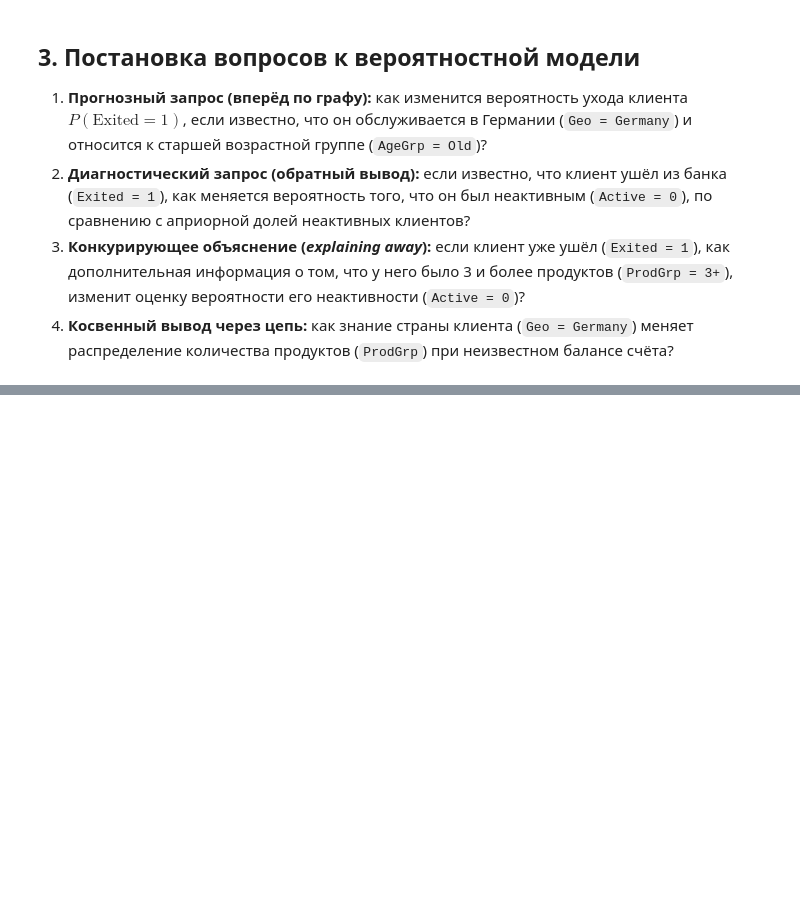
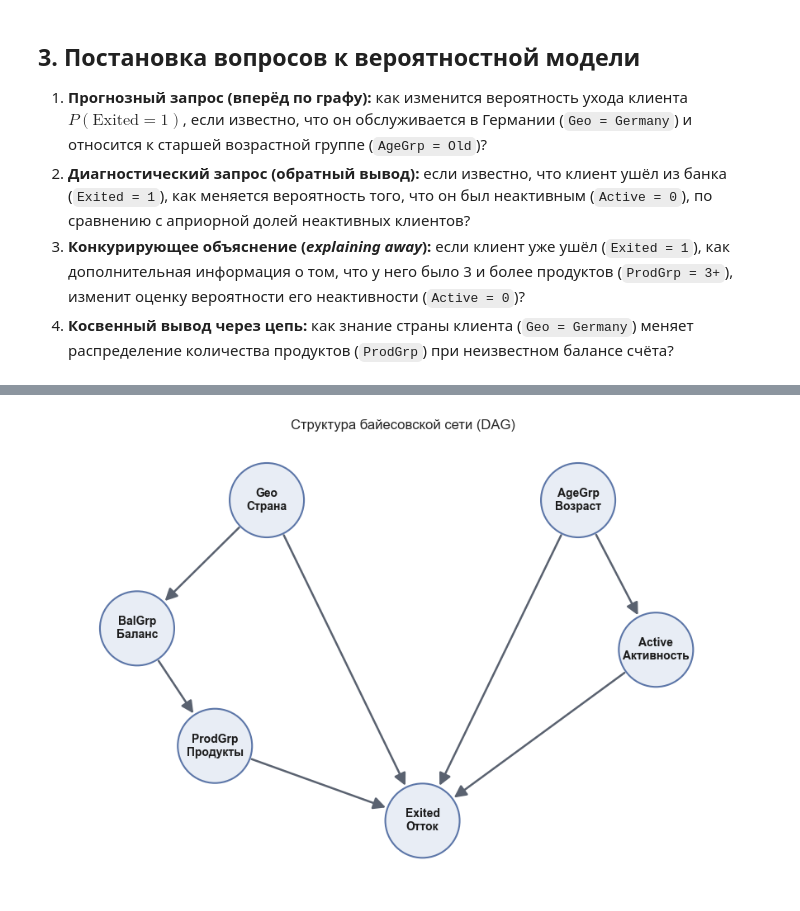
Before and after one commit to CerN04/ml_course_mai, a Jupyter notebook: bayesian/lab4.ipynb, the cells around one changed output, grey strips where cells are left out. Drawn from its saved outputs; the diff is of its cells as text; code cells hidden in the pictures; blank space fills up the shorter version.

```diff
--- a/bayesian/lab4.ipynb
+++ b/bayesian/lab4.ipynb
@@ -354,0 +373,88 @@ display(exited_support.sort_values("n").head(12))
+# %%
+import warnings
+from itertools import product
+import networkx as nx
+from pgmpy.models import DiscreteBayesianNetwork
+from pgmpy.parameter_estimator import DiscreteBayesianEstimator, DiscreteMLE
+from pgmpy.inference import VariableElimination
+
+EDGES = [
+    ("Geo", "BalGrp"),
+    ("Geo", "Exited"),
+    ("BalGrp", "ProdGrp"),
+    ("AgeGrp", "Active"),
+    ("AgeGrp", "Exited"),
+    ("ProdGrp", "Exited"),
+    ("Active", "Exited"),
+]
+
+LABELS = {
+    "Geo": "Geo\nСтрана",
+    "AgeGrp": "AgeGrp\nВозраст",
+    "BalGrp": "BalGrp\nБаланс",
+    "ProdGrp": "ProdGrp\nПродукты",
+    "Active": "Active\nАктивность",
+    "Exited": "Exited\nОтток",
+}
+
+POSITIONS = {
+    "Geo": (-1.2, 1.5),
+    "AgeGrp": (1.2, 1.5),
+    "BalGrp": (-2.2, 0.3),
+    "ProdGrp": (-1.6, -0.8),
+    "Active": (1.8, 0.1),
+    "Exited": (0.0, -1.5),
+}
+
+def draw_bn(model, observed=(), title="Структура байесовской сети (DAG)"):
+    observed = set(observed)
+    fig, ax = plt.subplots(figsize=(9, 6))
+    node_colors = ["#2855A6" if n in observed else "#E8EDF5" for n in model.nodes()]
+    nx.draw_networkx_nodes(
+        model, POSITIONS, ax=ax, node_size=4200,
+        node_color=node_colors, edgecolors="#5C76A8", linewidths=1.5,
+    )
+    nx.draw_networkx_edges(
+        model, POSITIONS, ax=ax, arrows=True, arrowsize=22,
+        width=1.8, edge_color="#5A6270",
+        min_source_margin=34, min_target_margin=34,
+    )
+    for node, (x, y) in POSITIONS.items():
+        if node in model:
+            ax.text(
+                x, y, LABELS[node], ha="center", va="center", fontsize=10,
+                fontweight="bold",
+                color="white" if node in observed else "#1A1A1A",
+            )
+    ax.set(title=title, xlim=(-2.9, 2.6), ylim=(-2.1, 2.1))
+    ax.axis("off")
+    plt.tight_layout()
+    plt.show()
+
+dag = DiscreteBayesianNetwork(EDGES)
+dag.add_nodes_from(NODES)
+assert nx.is_directed_acyclic_graph(dag), "Граф содержит цикл!"
+print("Граф является DAG:", nx.is_directed_acyclic_graph(dag))
+print("Марковское одеяло Exited:", sorted(dag.get_markov_blanket("Exited")))
+print("Марковское одеяло BalGrp:", sorted(dag.get_markov_blanket("BalGrp")))
+
+draw_bn(dag)
+
+dsep_checks = pd.DataFrame([
+    {"Пара узлов": "Geo и AgeGrp", "Наблюдения": "Нет",
+     "Есть активный путь": dag.is_dconnected("Geo", "AgeGrp")},
+    {"Пара узлов": "Geo и AgeGrp", "Наблюдения": "Exited",
+     "Есть активный путь": dag.is_dconnected("Geo", "AgeGrp", observed=["Exited"])},
+    {"Пара узлов": "ProdGrp и Active", "Наблюдения": "Нет",
+     "Есть активный путь": dag.is_dconnected("ProdGrp", "Active")},
+    {"Пара узлов": "ProdGrp и Active", "Наблюдения": "Exited",
+     "Есть активный путь": dag.is_dconnected("ProdGrp", "Active", observed=["Exited"])},
+    {"Пара узлов": "Geo и ProdGrp", "Наблюдения": "Нет",
+     "Есть активный путь": dag.is_dconnected("Geo", "ProdGrp")},
+    {"Пара узлов": "Geo и ProdGrp", "Наблюдения": "BalGrp",
+     "Есть активный путь": dag.is_dconnected("Geo", "ProdGrp", observed=["BalGrp"])},
+    {"Пара узлов": "BalGrp и Exited", "Наблюдения": "Geo, ProdGrp",
+     "Есть активный путь": dag.is_dconnected("BalGrp", "Exited", observed=["Geo", "ProdGrp"])},
+])
+display(dsep_checks)
+# %% [output]
@@ -354,0 +464 @@ display(exited_support.sort_values("n").head(12))
+[figure, added]
```
Also changed, not shown: parts of 11 cells of this notebook.
